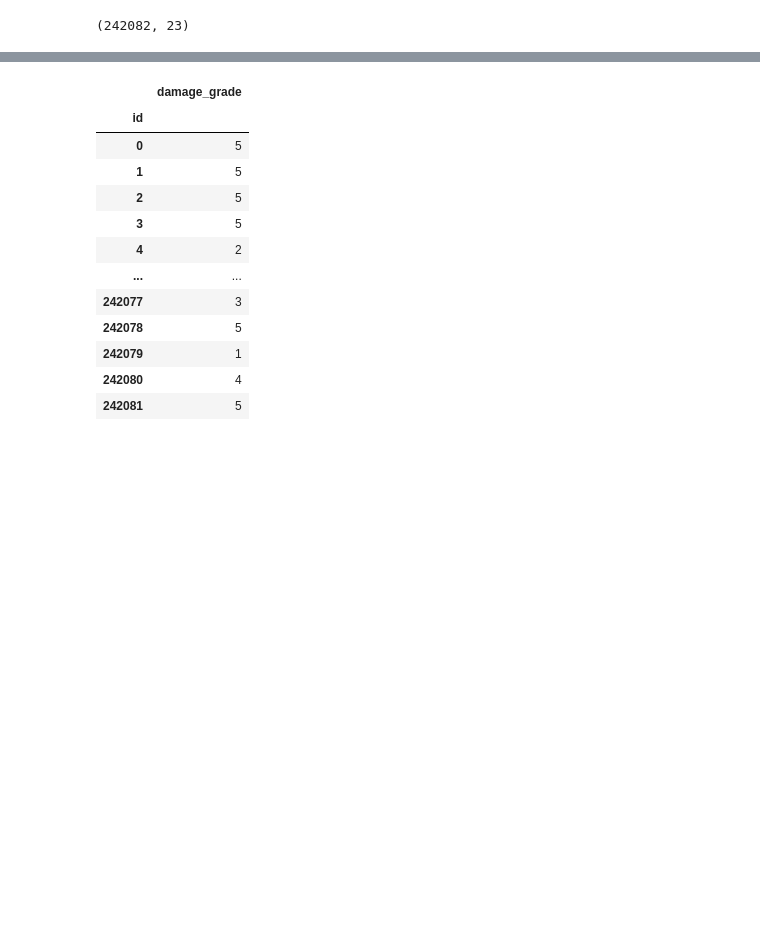
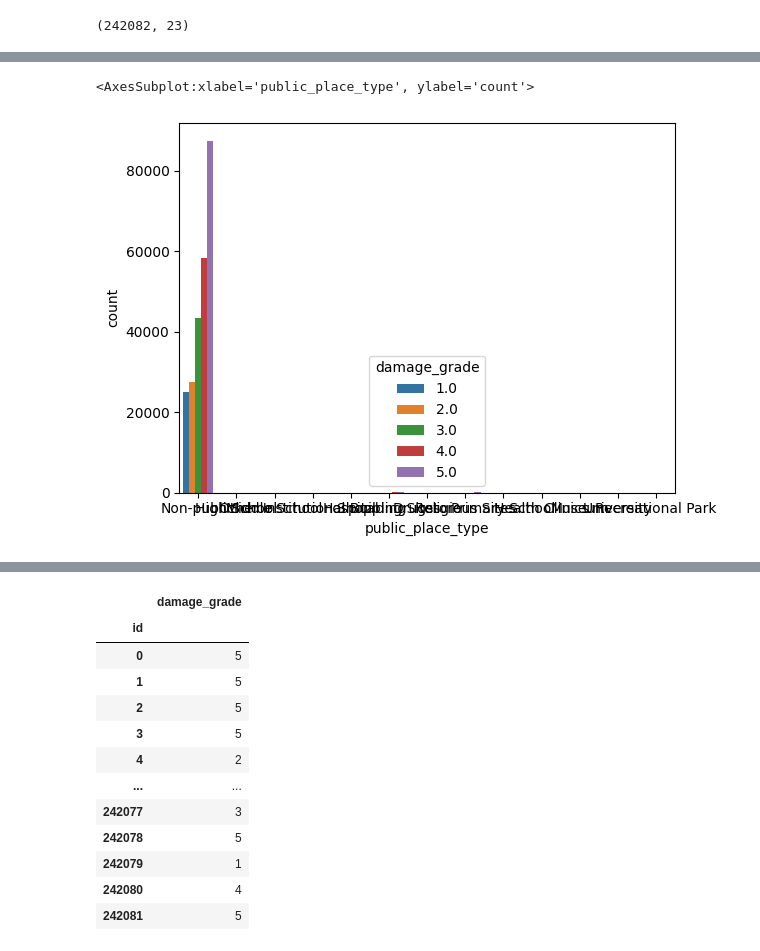
Before and after one commit to damahindra/Earthquake-Damage-Grade-Analysis-and-Prediction, a Jupyter notebook: Workspace-Rangga/ws-rang.ipynb, the cells around one changed output, grey strips where cells are left out. Saved outputs shown, nothing was run; the diff lists cells and outputs as text; code cells hidden in the pictures; blank space fills up the shorter version.

```diff
--- a/Workspace-Rangga/ws-rang.ipynb
+++ b/Workspace-Rangga/ws-rang.ipynb
@@ -171,7 +171,8 @@ sns.countplot(data['damage_grade'])
 # %% [markdown]
 ### Preprocessing
 # %%
-data['technical_solution_proposed'] = data['technical_solution_proposed'].fillna(data.groupby(['damage_grade'])['technical_solution_proposed'].transform(lambda x: x.mode().values[0]))
+data['public_place_type'] = data['public_place_type'].apply(lambda x : 'Public' if x != 'Non-public' else x)
+data['technical_solution_proposed'] = data['technical_solution_proposed'].fillna(data.groupby(['public_place_type', 'damage_grade'])['technical_solution_proposed'].transform(lambda x: x.mode().values[0] if not x.mode().empty else None))
 # %%
 data2 = data.dropna(axis=0).reset_index(drop=True)
 # %%
@@ -369,3 +400,8 @@ test.shape
+# %%
+sns.countplot(x=test['public_place_type'], hue=data2['damage_grade'])
+# %% [output]
+<AxesSubplot:xlabel='public_place_type', ylabel='count'>
+[figure, added]
 # %%
 # data2['no_family_residing'] = data2['no_family_residing'].apply(lambda x: 0 if x == 'None' else int(float(x)))
 
```
Also changed, not shown: parts of 11 cells of this notebook.
